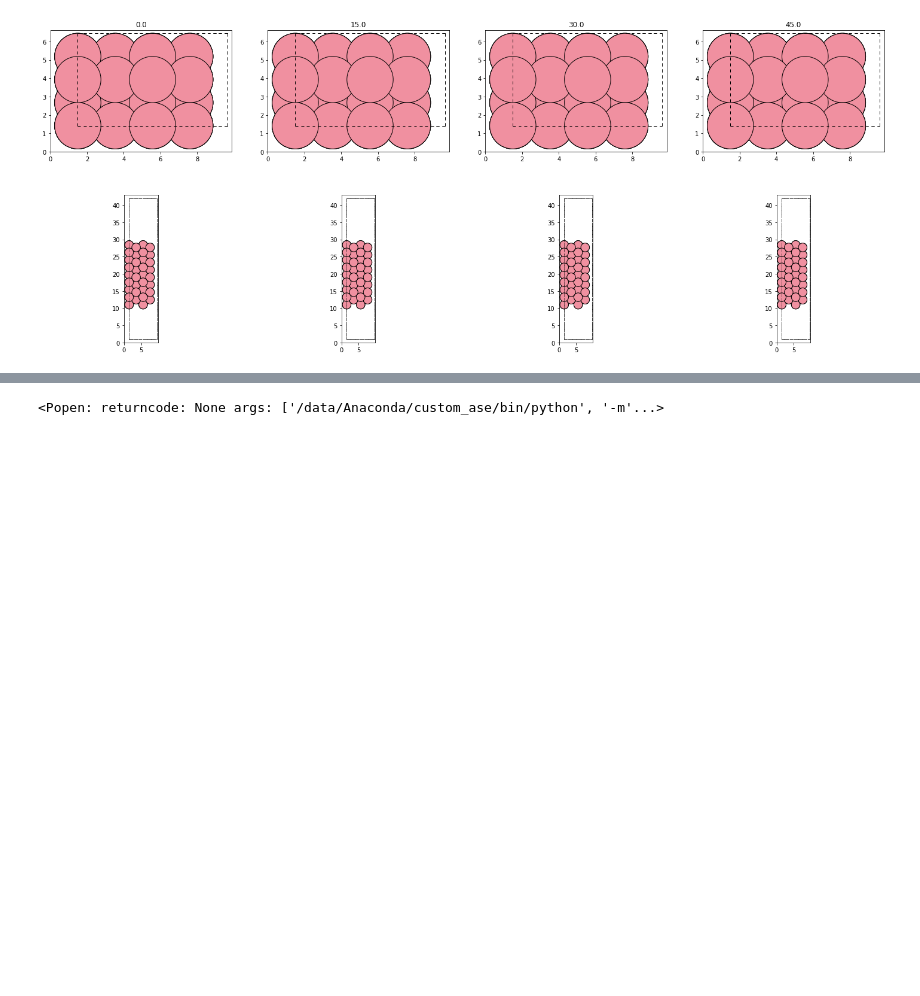
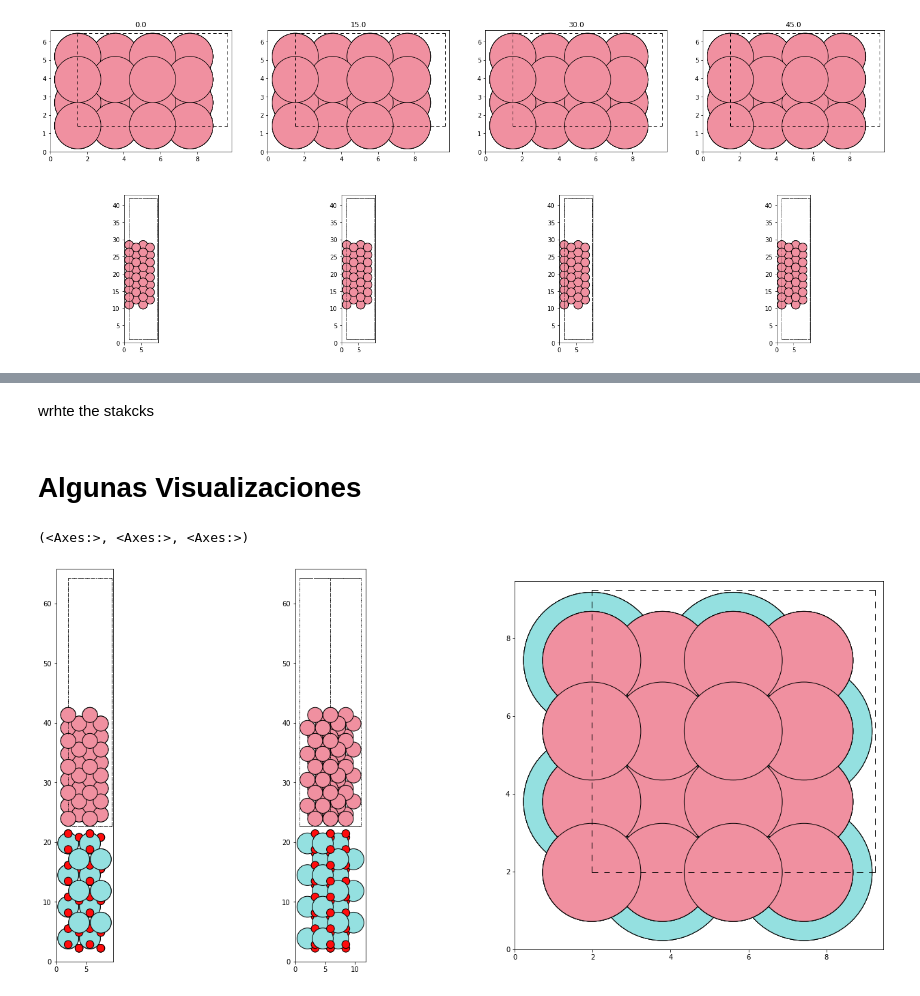
Before and after one commit to Division-Aleaciones-Especiales/ZrO2-Fractura, a Jupyter notebook: Apilamiento_10m10.ipynb, the cells around one changed output, grey strips where cells are left out. Saved outputs shown, nothing was run; the diff lists cells and outputs as text; code cells hidden in the pictures; blank space fills up the shorter version.

```diff
--- a/Apilamiento_10m10.ipynb
+++ b/Apilamiento_10m10.ipynb
@@ -114 +110,6 @@ wraptem = [thestack.wrap(pretty_translation = True) for thestack in allthestacks
+# %%
+allthestacks = [tl.stack(ZrO2001Oterm_2x2, thescalrot, sitio, 'top', 2.5) for thescalrot in scaled_rotated]
+wraptem = [thestack.wrap(pretty_translation = True) for thestack in allthestacks]
+# %% [markdown]
+wrhte the stakcks
 # %%
@@ -119,4 +123,7 @@ for i, allstacks in enumerate(allthestacks):
-# %%
-view(allthestacks[2])
-# %% [output]
-<Popen: returncode: None args: ['/data/Anaconda/custom_ase/bin/python', '-m'...>
+# %% [markdown]
+# Algunas Visualizaciones
+# %%
+tl.plotviews(allthestacks[0])
+# %% [output]
+(<Axes:>, <Axes:>, <Axes:>)
+[figure, added]
```
Also changed, not shown: parts of 17 cells of this notebook.
